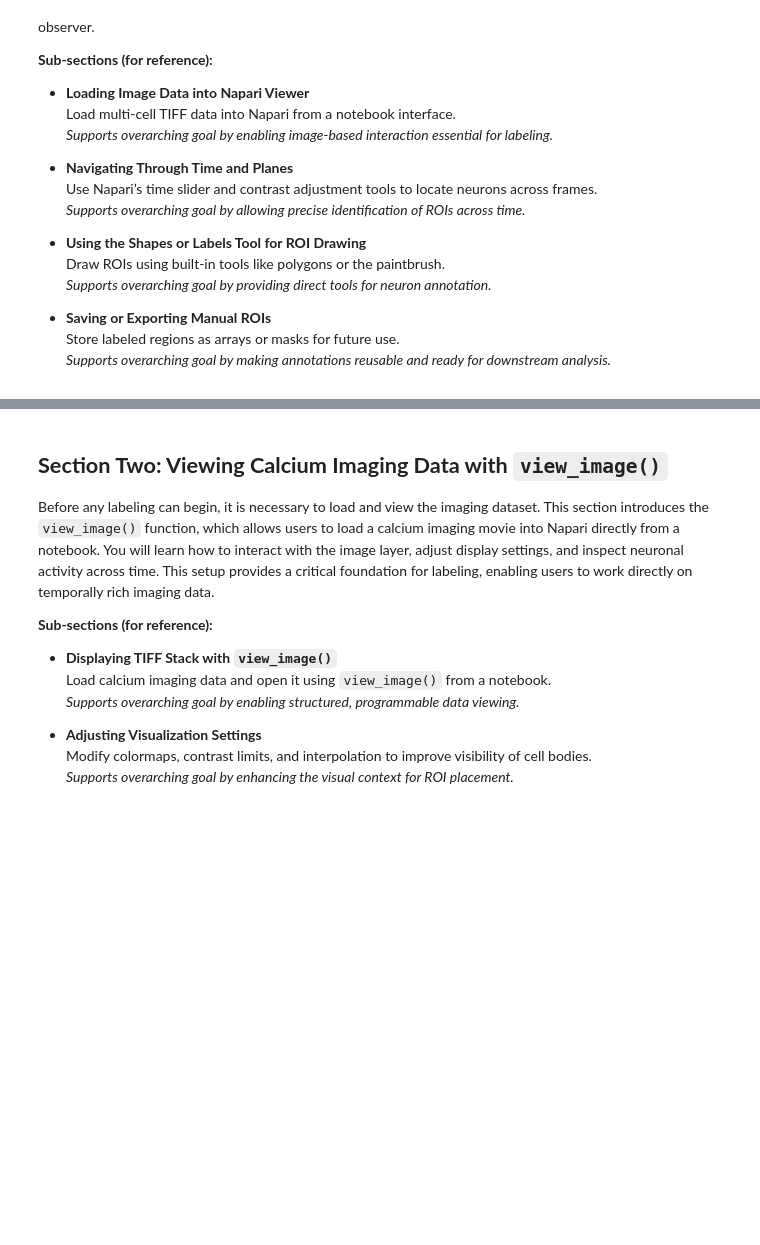
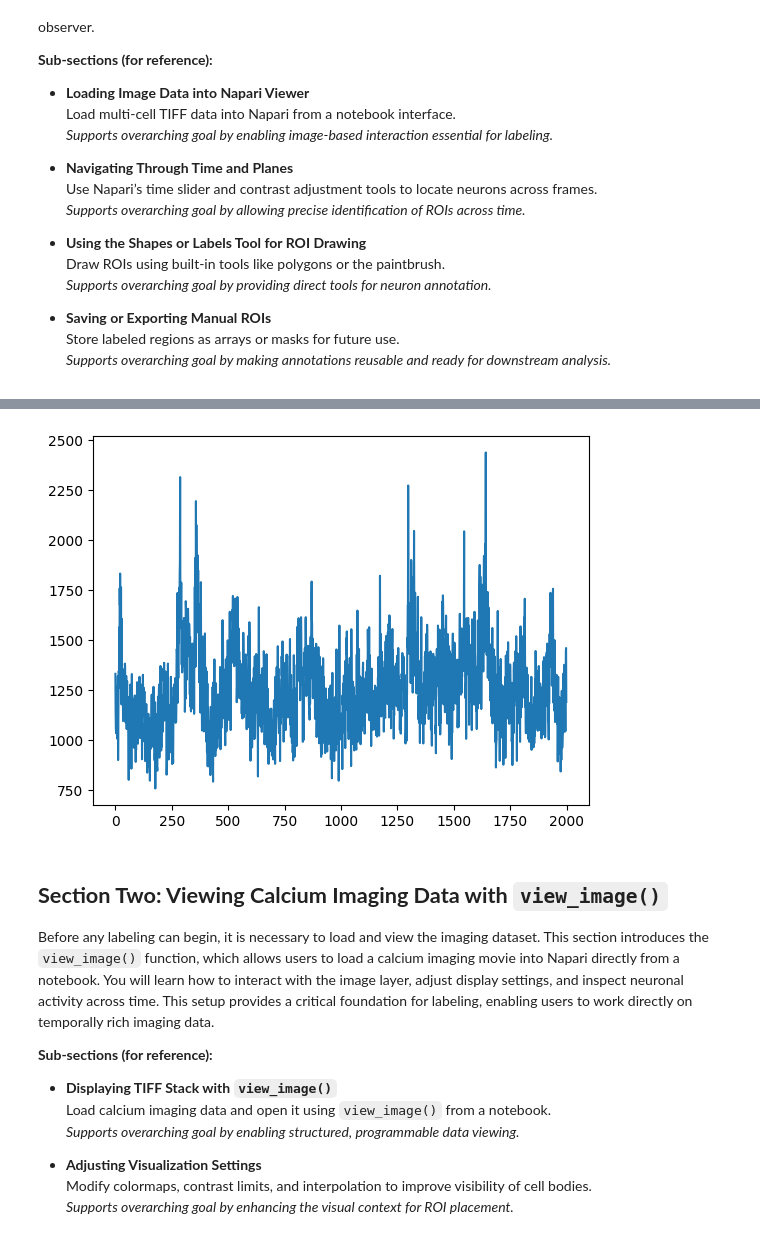
Before and after one commit to sangeethankumar/Courses, a Jupyter notebook: CalciumImaging/Draft1/05. Napari GUI from the Notebook.ipynb, the cells around one changed output, grey strips where cells are left out. Drawn from its saved outputs; the diff is of its cells as text; code cells hidden in the pictures; blank space fills up the shorter version.

```diff
--- a/CalciumImaging/Draft1/05. Napari GUI from the Notebook.ipynb
+++ b/CalciumImaging/Draft1/05. Napari GUI from the Notebook.ipynb
@@ -26,3 +48,11 @@ Napari allows users to interactively draw regions of interest (ROIs) over cells
+# %%
+y_coords, x_coords = np.nonzero(roi4)
+coords = list(zip(x_coords, y_coords))
+
+traces = np.array([data[:, y, x] for (x,y) in coords])
+plt.plot(np.median(traces, axis=0));
+# %% [output]
+[figure, added]
 # %% [markdown]
 ## **Section Two: Viewing Calcium Imaging Data with `view_image()`**
 
```
Also changed, not shown: parts of 5 cells of this notebook.
